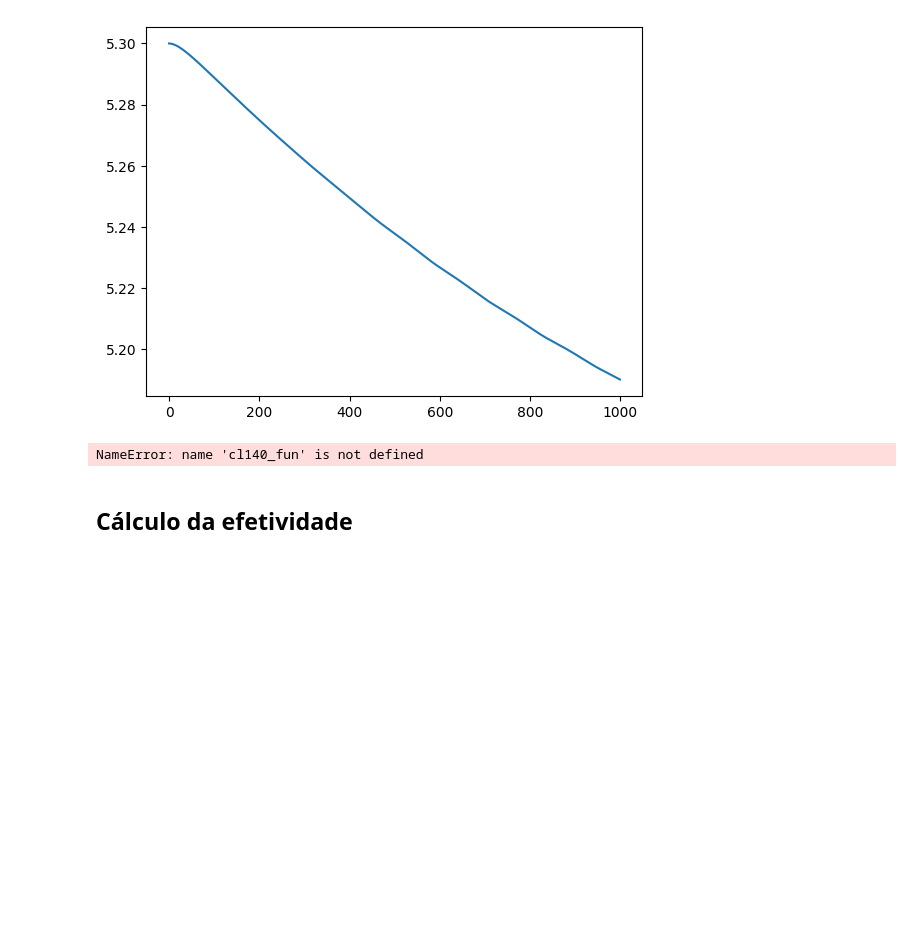
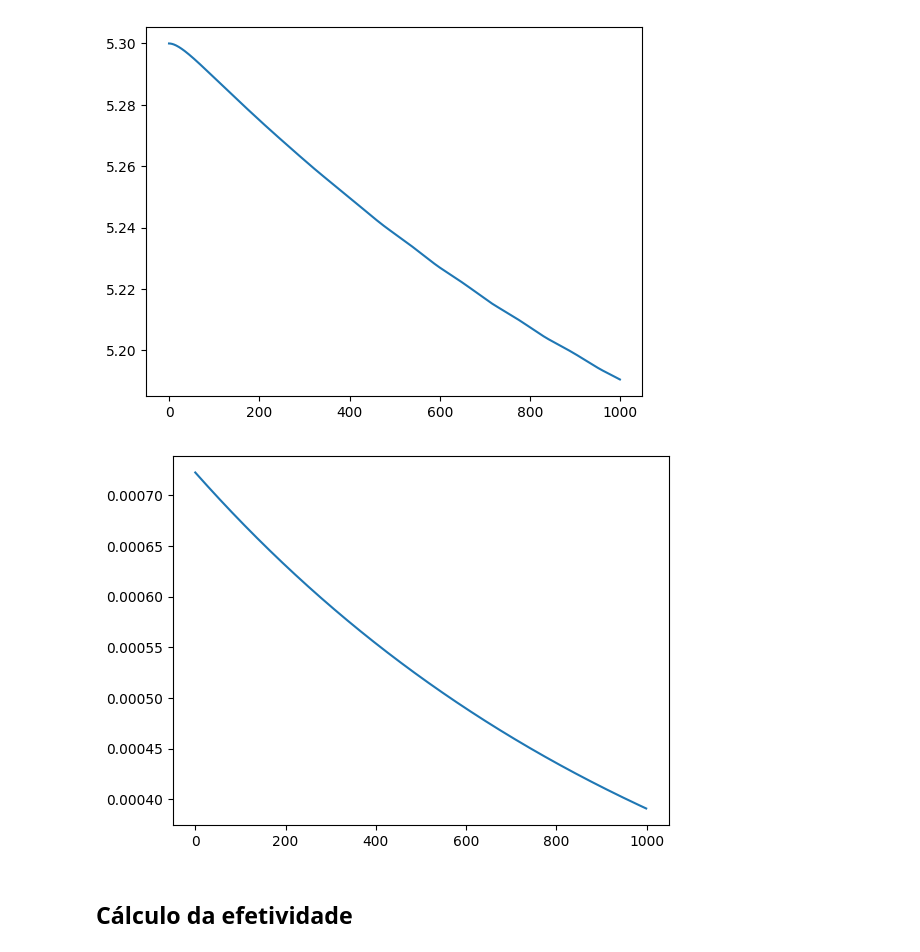
Before and after one commit to Leonardo-Ferreira-byte/Project_Reactor, a Jupyter notebook: TBR_Diesel.ipynb, the cells around one changed output. Saved outputs shown, nothing was run; the diff lists cells and outputs as text; code cells hidden in the pictures; blank space fills up the shorter version.

```diff
--- a/TBR_Diesel.ipynb
+++ b/TBR_Diesel.ipynb
@@ -638,6 +616,7 @@ def constraints(C,variables):
     ni3 = -1
     ni4 = -15
     ni5 = 9
+    ni6 = 1
 
     eff= 1
 
@@ -647,16 +626,17 @@ def constraints(C,variables):
     cS3 = C[3]
     cS4 = C[4]
     cS5 = C[5]
+    cS6 = C[6]
 
 
-
-    F = np.empty((6))
+    F = np.empty((7))
     F[0] =  - ni0*eff*rhob * rHDS(cS0, cS4, cS5,T)  -  k1S_aS*(variables[0] - cS0)
     F[1] =  - ni1*eff*rhob * rHDN_NB(cS1*Mm1/rhoL*100, T)*rhoL/Mm1  -  k1S_aS * (variables[1] - cS1)
     F[2] =  - ni2*eff*rhob * rHDN_B(cS1*Mm1/rhoL*100, cS2*Mm1/rhoL*100, T)*rhoL/Mm1  -  k1S_aS * (variables[2] - cS2)
-    F[3] =  - ni3*eff*rhob * rHDA(variables[6], cS3, T) -  k1S_aS * (variables[3] - cS3)
+    F[3] =  - ni3*eff*rhob * rHDA(variables[7], cS3, cS6, T) -  k1S_aS * (variables[3] - cS3)
     F[4] =  - ni4*rhob *eff*rHDS(cS0, cS4, cS5,T)   - k2S_aS * (variables[4] - cS4)
     F[5] =  - ni5*rhob *eff*rHDS(cS0, cS4, cS5,T)   - k4S_aS * (variables[5] - cS5)
+    F[6] =  - ni6*eff*rhob * rHDA(variables[7], cS3, cS6, T) -  k1S_aS * (variables[6] - cS6)
 
     return F
 # %% [markdown]
@@ -672,13 +652,13 @@ Depois testar também balanço para o naftaleno
 # %%
 def dy(z, variables):
 
-    cL0,  cL1, cL2, cL3, cL4, cL5, pG4, pG5 = variables
+    cL0,  cL1, cL2, cL3, cL4, cL5, cL6, pG4, pG5 = variables
 
     if z==z0:
-        solid_concentrations = root(constraints, [cL00, cL10, cL20, cL30, cL40, cL50], [cL0,  cL1, cL2, cL3, cL4, cL5, pG40], method = "lm").x
+        solid_concentrations = root(constraints, [cL00, cL10, cL20, cL30, cL40, cL50, cL60], [cL0,  cL1, cL2, cL3, cL4, cL5, cL6, pG40], method = "lm").x
 
     else:
-        solid_concentrations = root(constraints, [cL0,  cL1, cL2, cL3, cL4, cL5], [cL0,  cL1, cL2, cL3, cL4, cL5, pG4], method = "lm").x
+        solid_concentrations = root(constraints, [cL0,  cL1, cL2, cL3, cL4, cL5, cL6], [cL0,  cL1, cL2, cL3, cL4, cL5, cL6, pG4], method = "lm").x
 
 
 
@@ -688,12 +668,13 @@ def dy(z, variables):
      mass_balance_liquid(cL3, solid_concentrations[3]),
      mass_balance_gas_liquid_phase2(pG4, cL4, solid_concentrations[4]),
      mass_balance_gas_liquid_phase4(pG5, cL5, solid_concentrations[5]),
+     mass_balance_liquid(cL6, solid_concentrations[6]),
      mass_balance_gas_phase2(pG4, cL4),
      mass_balance_gas_phase4(pG5, cL5)])
 # %%
 t_span = [z0, z]
 t_eval = np.linspace(0, z, 1000)
-y0 = [cL00, cL10, cL20, cL30, cL40, cL50, pG40, pG50]
+y0 = [cL00, cL10, cL20, cL30, cL40, cL50, cL60, pG40, pG50]
 # %%
 sol = solve_ivp(dy, t_span=t_span, y0=y0, t_eval=t_eval, method = "RK45")
 # %% [markdown]
@@ -701,7 +682,7 @@ sol = solve_ivp(dy, t_span=t_span, y0=y0, t_eval=t_eval, method = "RK45")
 # %% [markdown]
 ![Alt text](image-4.png)
 # %%
-cL0_fun,  cL1_fun, cL2_fun, cL3_fun, cL4_fun, cL5_fun, p4G_fun, p5G_fun = sol.y
+cL0_fun,  cL1_fun, cL2_fun, cL3_fun, cL4_fun, cL5_fun, cL6_fun, p4G_fun, p5G_fun = sol.y
 # %%
 import matplotlib.pyplot as plt
 # %%
@@ -738,10 +719,10 @@ plt.show()
 # %% [output]
 [figure]
 # %%
-plt.plot(cl140_fun)
+plt.plot(cL3_fun)
 plt.show()
 # %% [output]
-NameError: name 'cl140_fun' is not defined
+[figure, added]
 # %% [markdown]
 ## Cálculo da efetividade
 # %%
```
Also changed, not shown: parts of 12 cells of this notebook, 2 other files.
